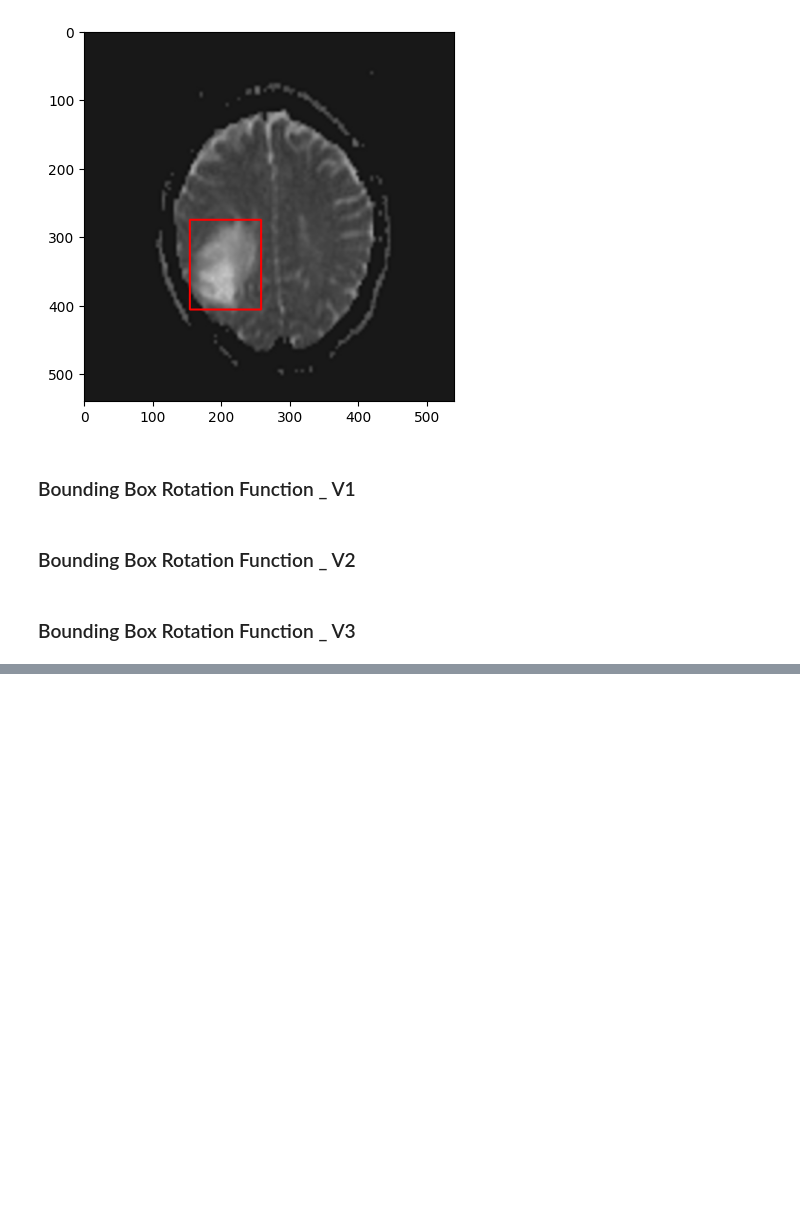
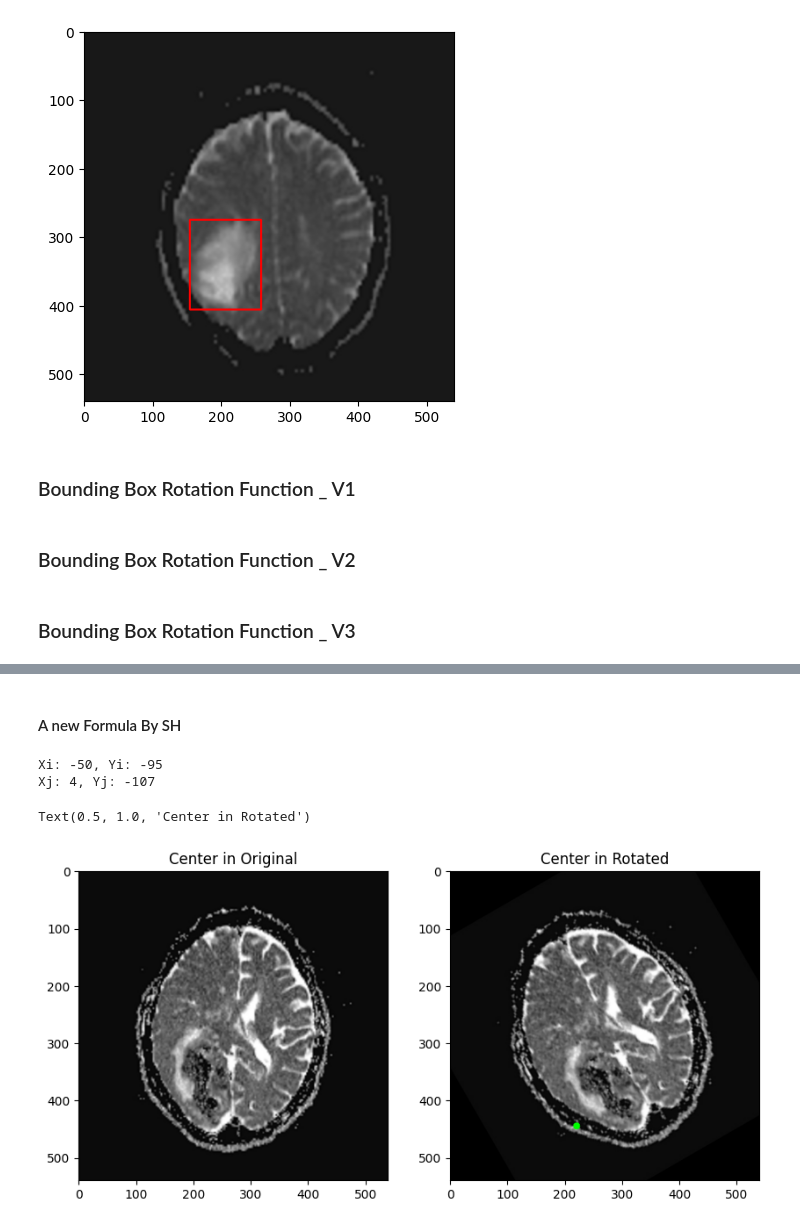
Before and after one commit to MHosseinHashemi/NBML_BrTD, a Jupyter notebook: Data Augmentation.ipynb, the cells around one changed output, grey strips where cells are left out. Drawn from its saved outputs; the diff is of its cells as text; code cells hidden in the pictures; blank space fills up the shorter version.

```diff
--- a/Data Augmentation.ipynb
+++ b/Data Augmentation.ipynb
@@ -472,0 +598,48 @@ rotation_mapper()
+# %% [markdown]
+#### A new Formula By SH
+# %%
+image_init = cv2.imread("C:\\Users\\Eurus\\Desktop\\TestingImagesAugmentation\\init_imgs\\T_1316.jpg")
+image_rotated = cv2.imread("C:\\Users\\Eurus\\Desktop\\TestingImagesAugmentation\\out\\T_1316_CCWR_.jpg")
+x, y, width, height = 0.405556, 0.675926, 0.159259, 0.337037
+
+
+def rotation_mapper(alpha, Xi, Yi):
+    """Step 1"""
+    Xi = int(Xi * 540 - 270)
+    Yi = int(540 - (Yi * 540) - 270)
+    print(f"Xi: {Xi}, Yi: {Yi}")
+
+    "Step 2"
+    alpha = math.radians(alpha)
+    Xj = int(Xi*math.cos(alpha) - Yi*math.sin(alpha))
+    Yj = int(Xi*math.sin(alpha) + Yi*math.cos(alpha))
+    print(f"Xj: {Xj}, Yj: {Yj}")
+
+    return Xj, Yj
+
+
+x, y = rotation_mapper(alpha = 30, Xi = x, Yi = y)
+
+
+"final Center"
+cv2.circle(image_rotated, (270-50,540-95), radius=0, color=(0, 255, 0), thickness=12)
+"initial Center"
+cv2.circle(image_init, (-50,-95), radius=0, color=(255, 0, 0), thickness=12)
+
+fig = plt.figure(figsize=(10, 7))
+rows = 1
+columns = 2
+
+fig.add_subplot(rows, columns, 1)
+plt.imshow(image_init)
+plt.title("Center in Original")
+
+
+fig.add_subplot(rows, columns, 2)
+plt.imshow(image_rotated)
+plt.title("Center in Rotated")
+# %% [output]
+Xi: -50, Yi: -95
+Xj: 4, Yj: -107
+Text(0.5, 1.0, 'Center in Rotated')
+[figure, added]
```
Also changed, not shown: parts of 3 cells of this notebook.
